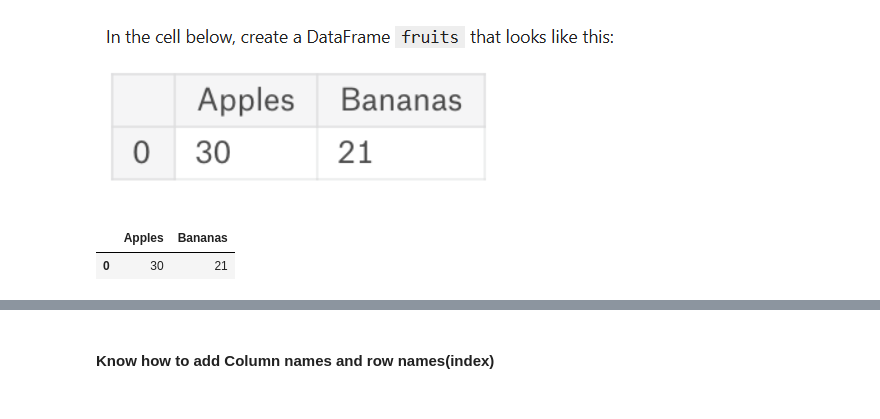
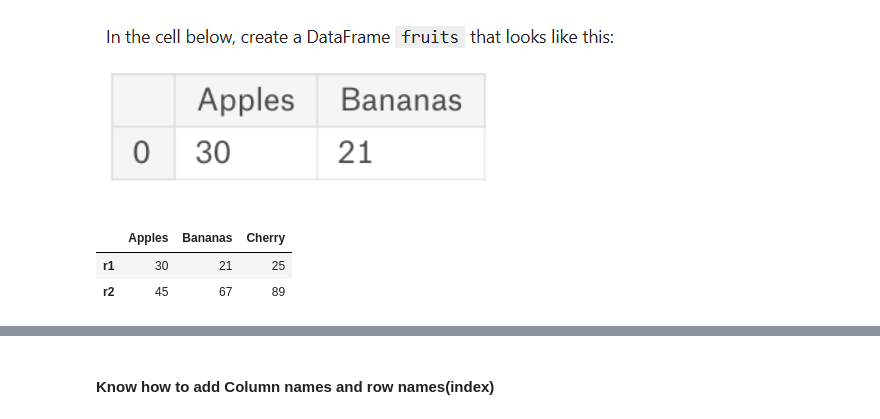
Before and after one commit to himanshu2285/ML-practices, a Jupyter notebook: PandasPractice.ipynb, the cells around one changed output, grey strips where cells are left out. Cells and saved outputs as stored; diff of their text form; code cells hidden in the pictures.

```diff
--- a/PandasPractice.ipynb
+++ b/PandasPractice.ipynb
@@ -7,17 +7,19 @@
 # %%
 # Your code goes here. Create a dataframe matching the above diagram and assign it to the variable fruits.
 import pandas as pd
 import numpy as np
-fruits = np.array([[30,21]])
+fruits = np.array([[30,21,25],[45,67,89]])
 
 fruits_df = pd.DataFrame(fruits)
-fruits_df.columns = ["Apples","Bananas"]
+fruits_df.columns = ["Apples","Bananas","Cherry"]
+fruits_df.index=["r1","r2"]
 
 # Check your answer
 fruits_df
 # %% [output]
-|  | Apples | Bananas |
-| 0 | 30 | 21 |
+|  | Apples | Bananas | Cherry |
+| r1 | 30 | 21 | 25 |
+| r2 | 45 | 67 | 89 |
 # %% [markdown]
 ![image.png](attachment:6adc4aaa-6c04-4f21-9d5a-a833098d03fe.png)
 # %% [markdown]
```
Also changed, not shown: 3 other files.
